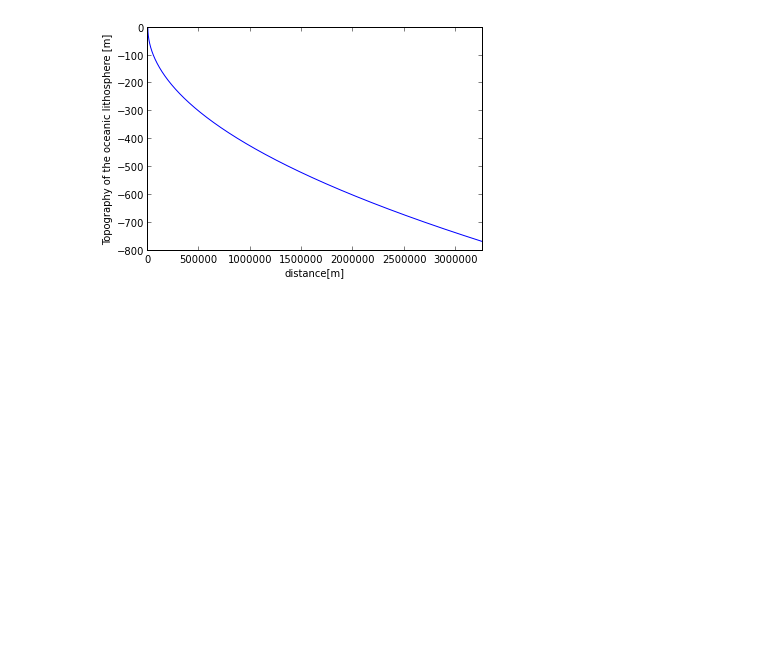
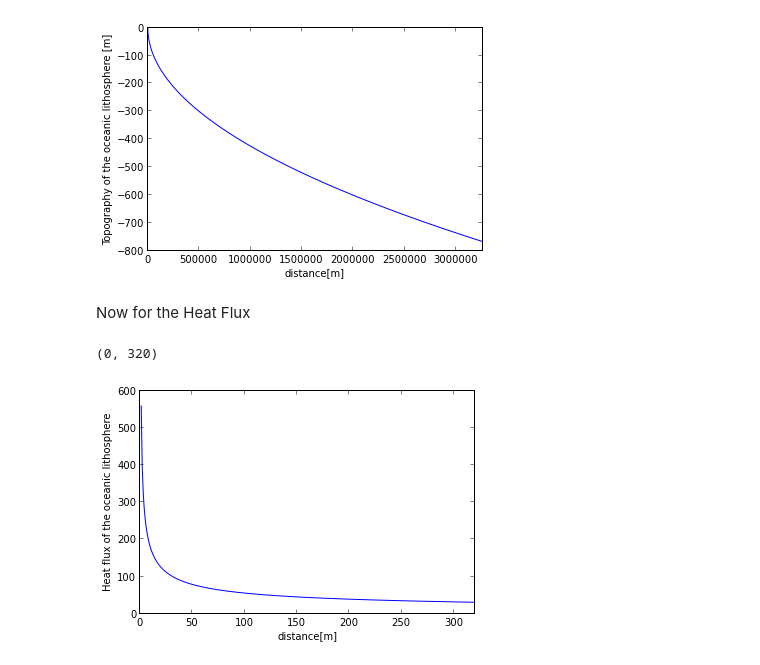
Before and after one commit to LinaPerez/Geodynamics, a Jupyter notebook: Tarea2_Punto2.ipynb, the cells around one changed output. Saved outputs shown, nothing was run; the diff lists cells and outputs as text; code cells hidden in the pictures; blank space fills up the shorter version.

```diff
--- a/Tarea2_Punto2.ipynb
+++ b/Tarea2_Punto2.ipynb
@@ -26,3 +26,5 @@ plt.plot(x, -Hy)plt.xlabel('distance[m]')plt.ylabel('Topography of the oceanic l
 # %% [output]
 (0, 3256650)
 [figure]
+# %% [markdown]
+Now for the Heat Flux
@@ -28,0 +33,5 @@ plt.plot(x, -Hy)plt.xlabel('distance[m]')plt.ylabel('Topography of the oceanic l
+# %%
+plt.plot(x, q)plt.xlabel('distance[m]')plt.ylabel('Heat flux of the oceanic lithosphere ')xlim([0, 320])
+# %% [output]
+(0, 320)
+[figure, added]
```
Also changed, not shown: parts of 2 cells of this notebook.
